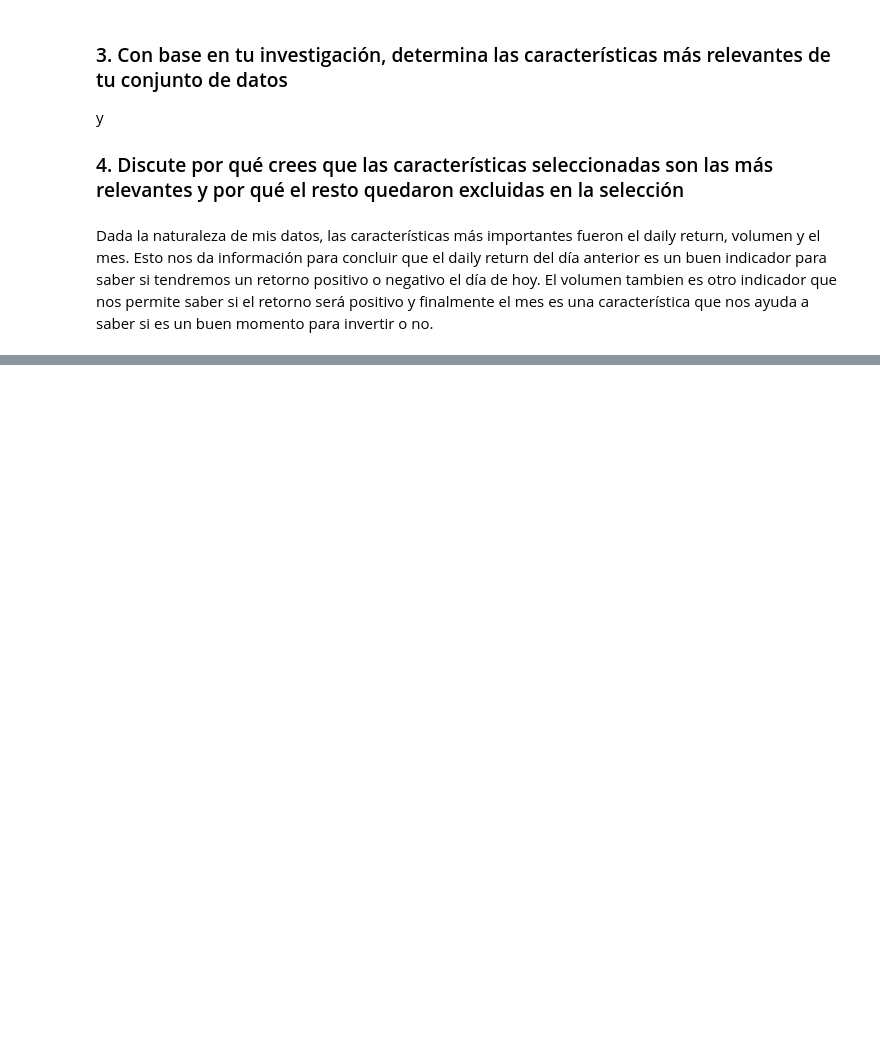
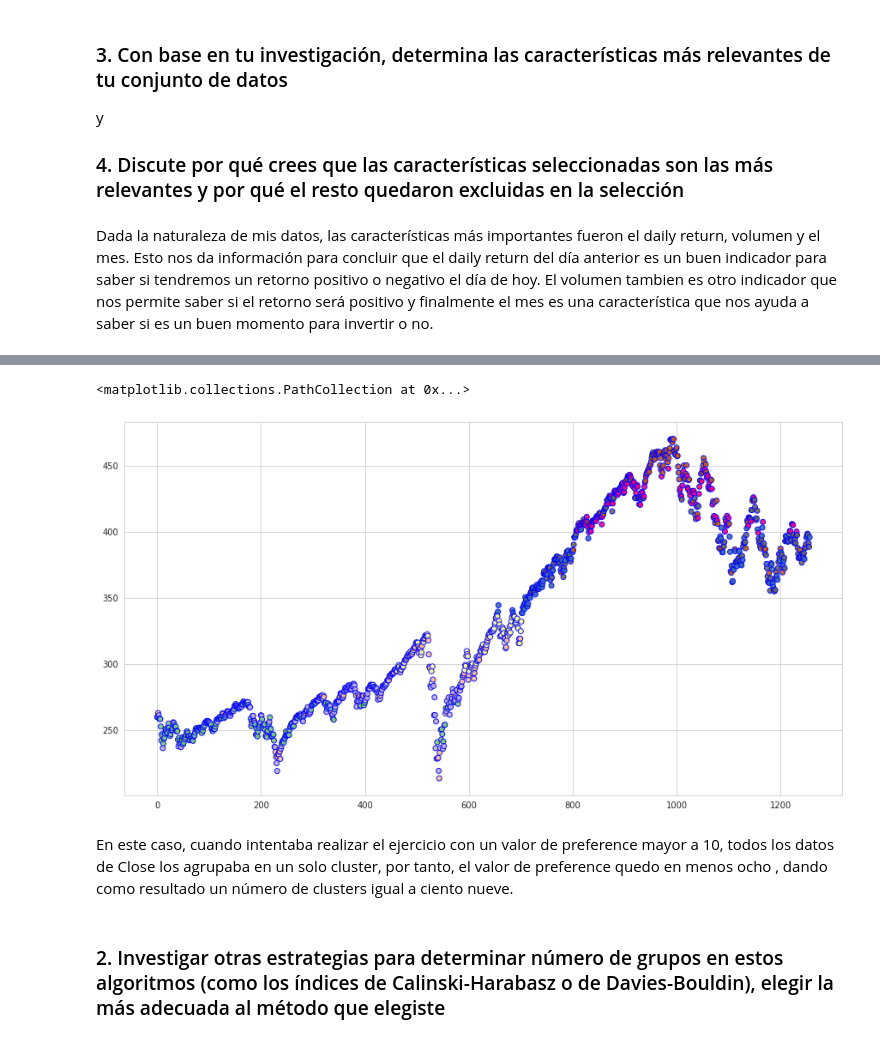
Before and after one commit to MaLuisa7/Machine_Learning_Lessons, a Jupyter notebook: TAREAS_ML.ipynb, the cells around one changed output, grey strips where cells are left out. Drawn from its saved outputs; the diff is of its cells as text; code cells hidden in the pictures; blank space fills up the shorter version.

```diff
--- a/TAREAS_ML.ipynb
+++ b/TAREAS_ML.ipynb
@@ -675,0 +714,3 @@ Dada la naturaleza de mis datos, las características más importantes fueron el
+# %%
+af = AffinityPropagation(preference=-8)
+clustering = af.fit(sp500.Close.values.reshape(-1, 1))
@@ -675,0 +725,10 @@ Dada la naturaleza de mis datos, las características más importantes fueron el
+# %%
+plt.figure(figsize=(15,8))
+plt.scatter(x_data, y_data, c=clustering.labels_, cmap='Accent', alpha=0.9, edgecolors='b')
+# %% [output]
+<matplotlib.collections.PathCollection at 0x...>
+[figure, added]
+# %% [markdown]
+En este caso, cuando intentaba realizar el ejercicio con un valor de preference mayor a 10, todos los datos de Close los agrupaba en un solo cluster, por tanto, el valor de preference quedo en menos ocho , dando como resultado un número de clusters igual a ciento nueve.
+# %% [markdown]
+### 2. Investigar otras estrategias para determinar número de grupos en estos algoritmos (como los índices de Calinski-Harabasz o de Davies-Bouldin), elegir la más adecuada al método que elegiste
```
Also changed, not shown: parts of 33 cells of this notebook.
